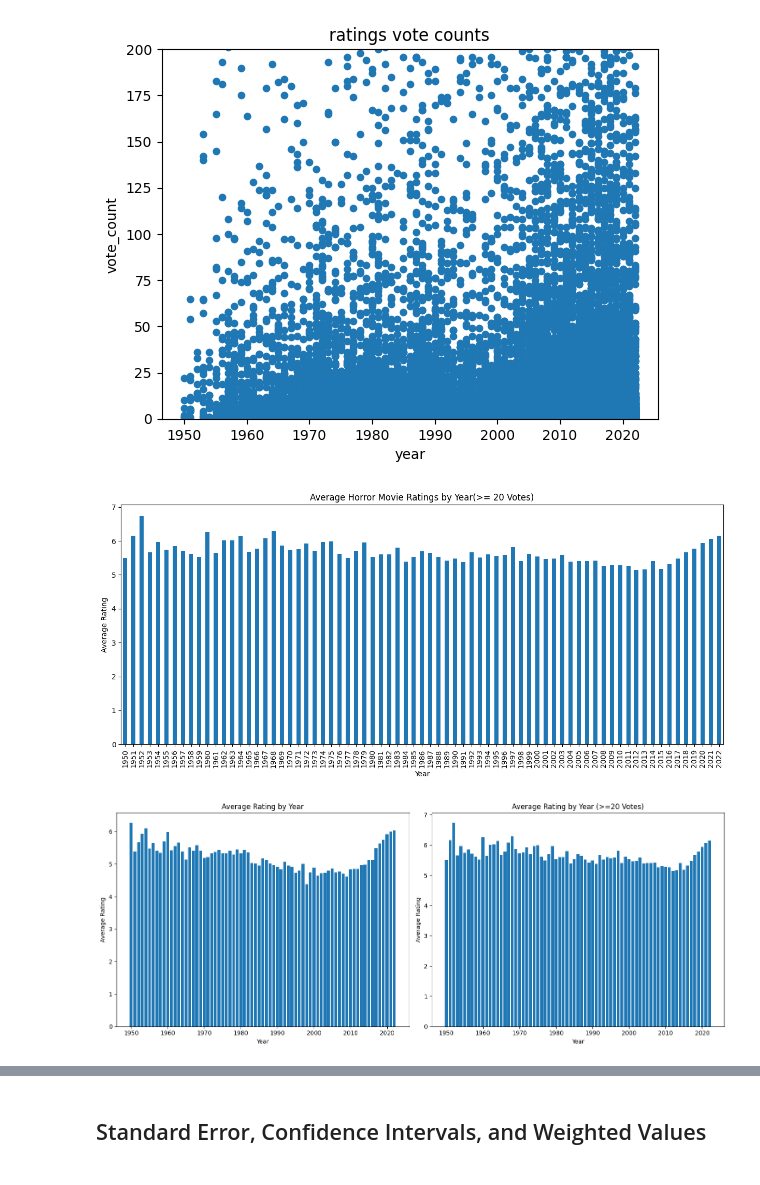
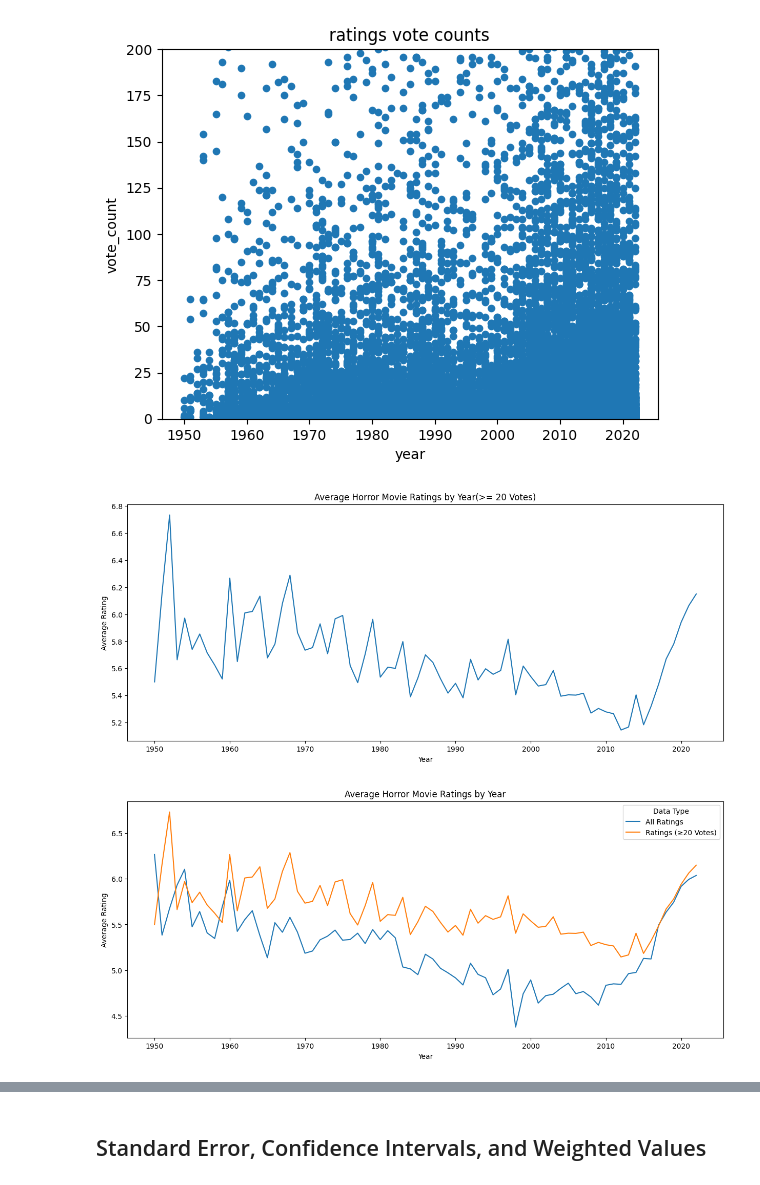
Before and after one commit to ashley-skidmore/horror_movie_playground, a Jupyter notebook: notebooks/horror_by_year.ipynb, the cells around one changed output, grey strips where cells are left out. Cells and saved outputs as stored; diff of their text form; code cells hidden in the pictures.

```diff
--- a/notebooks/horror_by_year.ipynb
+++ b/notebooks/horror_by_year.ipynb
@@ -210,46 +215,41 @@ plt.show()
 # %%
 #Looks like I will set my threshold at 20 to be inclusive of all years.
 
 filtered_votes = horror_filtered[horror_filtered['vote_count'] >= 20]
 
 #And now we do the bar plot all over again using the new DataFrame filtered_votes
 
 filtered_year_ratings = filtered_votes.groupby('year')['vote_average'].mean()
 
-filtered_year_ratings.plot(kind='bar', figsize=(15, 6))
+filtered_year_ratings.plot(kind='line', figsize=(15, 6))
 
 plt.xlabel('Year')
 plt.ylabel('Average Rating')
 plt.title('Average Horror Movie Ratings by Year(>= 20 Votes)')
 plt.show()
 # %% [output]
-[figure, old version]
+[figure, new version]
 # %%
-#This is a little inconvenient because I want to compare this to the unfiltered bar graph, but it's high up in the code. Let's put them side by side.
+#This is a little inconvenient because I want to compare this to the unfiltered line graph, but it's high up in the code. Let's put them together.
 
-#Creating a figure with two subplots:
-fig, axes = plt.subplots(1, 2, figsize=(15, 6))
+#Creating a DataFrame containing both sets of data:
+combined_year_ratings = pd.DataFrame({
+    'All Ratings': year_ratings,
+    'Ratings (≥20 Votes)': filtered_year_ratings
+})
 
-#Plotting year_ratings:
-axes[0].bar(year_ratings.index, year_ratings.values)
-axes[0].set_title('Average Rating by Year')
-axes[0].set_xlabel('Year')
-axes[0].set_ylabel('Average Rating')
+# Create a line chart
+combined_year_ratings.plot(figsize=(15, 6))
 
-#Plotting filtered_year_ratings:
-axes[1].bar(filtered_year_ratings.index, filtered_year_ratings.values)
-axes[1].set_title('Average Rating by Year (>=20 Votes)')
-axes[1].set_xlabel('Year')
-axes[1].set_ylabel('Average Rating')
-
-#Avoiding overlap by altering the layout
-plt.tight_layout()
+# Add labels and title
+plt.xlabel('Year')
+plt.ylabel('Average Rating')
+plt.title('Average Horror Movie Ratings by Year')
+plt.legend(title='Data Type')
 
 plt.show()
-
-#Looking at this, they're virtually the same. That's probably because 20 is such a low threshold for votes.
 # %% [output]
-[figure, old version]
+[figure, new version]
 # %%
 #Let's change the threshold to something higher with the understanding that certain years won't meet the criteria.
 
```
Also changed, not shown: parts of 7 cells of this notebook.
